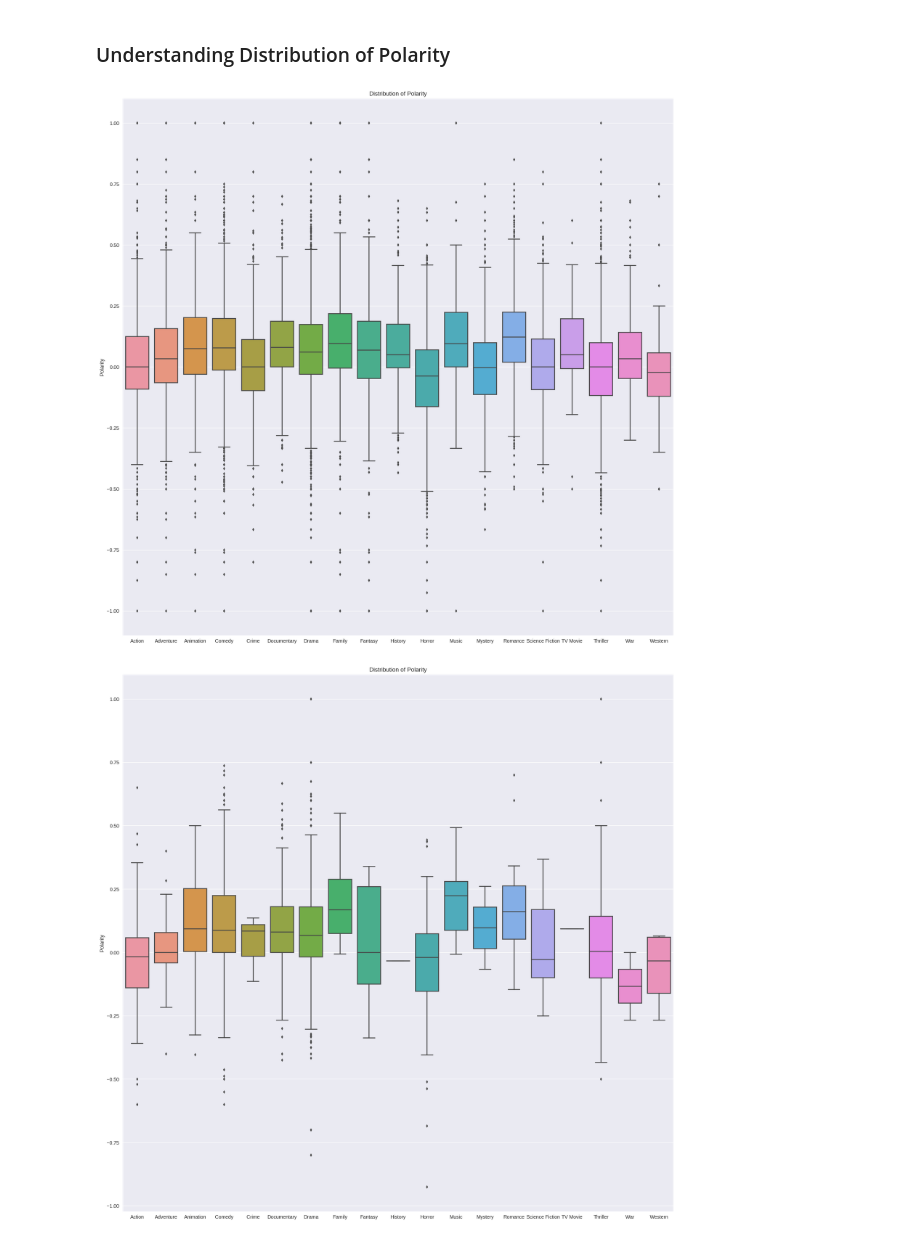
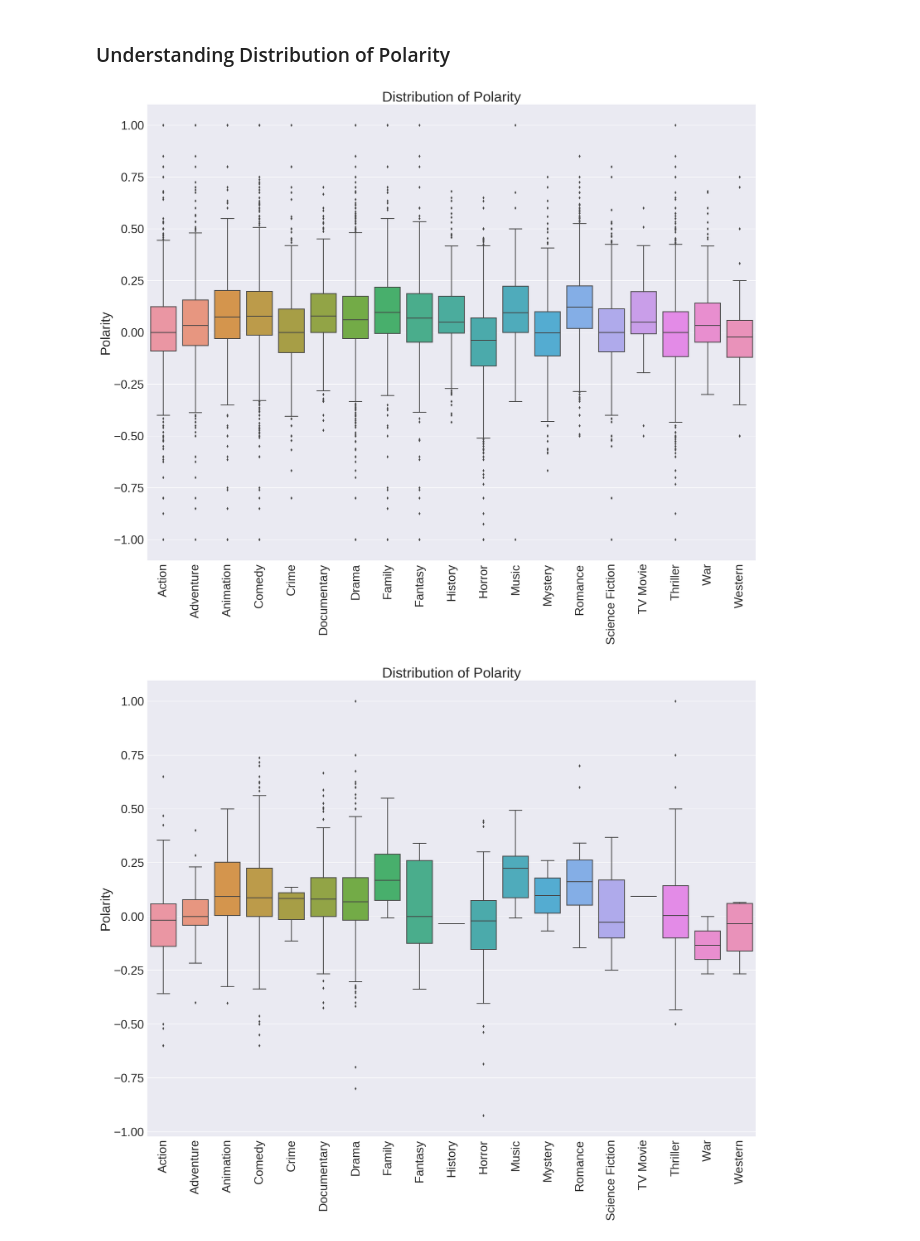
Before and after one commit to samplank/CS109b, a Jupyter notebook: Additional_Data_Exploration.ipynb, the cells around one changed output. Drawn from its saved outputs; the diff is of its cells as text; code cells hidden in the pictures.

```diff
--- a/Additional_Data_Exploration.ipynb
+++ b/Additional_Data_Exploration.ipynb
@@ -45,11 +45,13 @@ for ind in genres.index:
     subjectivity_mat.loc[ind] = temp
 # %%
 # boxplot of subjectivity distribution per genre
-fig, (ax1) = plt.subplots(1, 1, figsize=(20, 20))
+_, ax1 = plt.subplots(1, 1, figsize=(20, 17))
 
+sns.set(font_scale=2.5)
 ax1 = sns.boxplot(data=subjectivity_mat)
 ax1.set_ylabel('Subjectivity')
 ax1.set_title('Distribution of Subjectivity')
 
-plt.show()
+plt.xticks(range(genres.shape[1]), genres.columns, rotation=90)
+plt.tight_layout(); plt.show()
 # %% [output]
@@ -72,10 +84,12 @@ for ind in genres.index:
 # %%
 # boxplot of revised subjectivity distribution per genre
-fig, (ax1) = plt.subplots(1, 1, figsize=(20, 20))
+_, ax1 = plt.subplots(1, 1, figsize=(20, 17))
 
+sns.set(font_scale=2.5)
 ax1 = sns.boxplot(data=subjectivity_mat1)
 ax1.set_ylabel('Subjectivity')
 ax1.set_title('Distribution of Subjectivity')
 
-plt.show()
+plt.xticks(range(genres.shape[1]), genres.columns, rotation=90)
+plt.tight_layout(); plt.show()
 # %% [output]
@@ -98,15 +112,17 @@ for ind in genres.index:
     polarity_mat.loc[ind] = temp
 # %%
 # boxplot of polarity distribution per genre
-fig, (ax1) = plt.subplots(1, 1, figsize=(20, 20))
+_, ax1 = plt.subplots(1, 1, figsize=(20, 17))
 
+sns.set(font_scale=2.5)
 ax1 = sns.boxplot(data=polarity_mat)
 ax1.set_ylabel('Polarity')
 ax1.set_title('Distribution of Polarity')
 
-plt.show()
+plt.xticks(range(genres.shape[1]), genres.columns, rotation=90)
+plt.tight_layout(); plt.show()
 # %% [output]
-[figure, old version]
+[figure, new version]
 # %%
 # this time, only if a movie has JUST 1 label, input its polarity score into subjectivity matrix
 # this ensures that the polarity distribution is very specific to the genre
@@ -123,12 +139,14 @@ for ind in genres.index:
         polarity_mat1.loc[ind] = temp
 # %%
 # boxplot of revised polarity distribution per genre
-fig, (ax1) = plt.subplots(1, 1, figsize=(20, 20))
+_, ax1 = plt.subplots(1, 1, figsize=(20, 17))
 
+sns.set(font_scale=2.5)
 ax1 = sns.boxplot(data=polarity_mat1)
 ax1.set_ylabel('Polarity')
 ax1.set_title('Distribution of Polarity')
 
-plt.show()
+plt.xticks(range(genres.shape[1]), genres.columns, rotation=90)
+plt.tight_layout(); plt.show()
 # %% [output]
-[figure, old version]
+[figure, new version]
```
Also changed, not shown: parts of 3 cells of this notebook.
